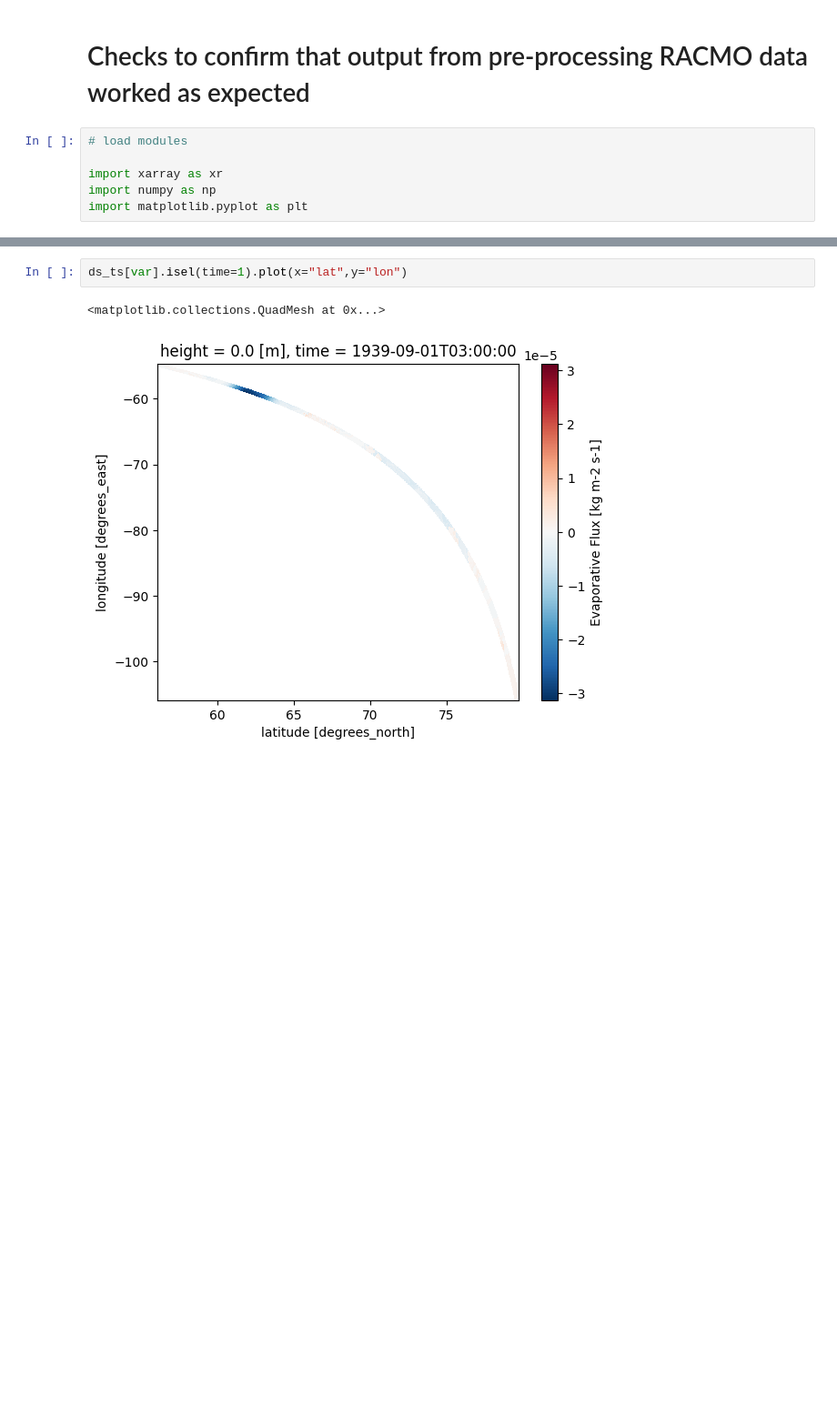
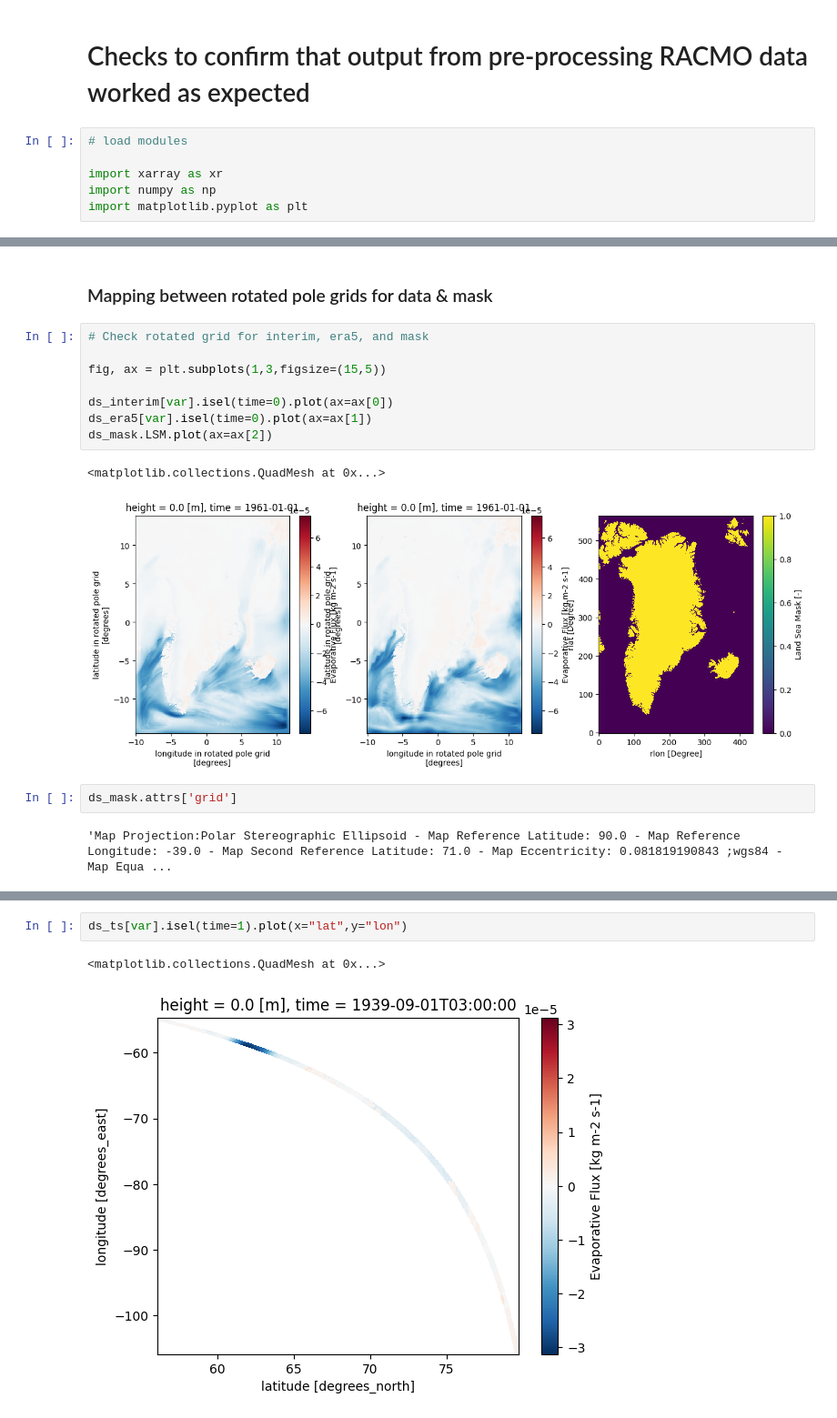
Before and after one commit to IMAU-ice-and-climate/IMAU-FDM, a Jupyter notebook: misc/QA-preprocessing.ipynb, the cells around one changed output, grey strips where cells are left out. Shown: that part at 91% size. Saved outputs shown, nothing was run; the diff lists cells and outputs as text; blank space fills up the shorter version.

```diff
--- a/misc/QA-preprocessing.ipynb
+++ b/misc/QA-preprocessing.ipynb
@@ -27,0 +53,17 @@ ds_ave = xr.open_dataset(averages_dir+var+"_FGRN055_era055-"+str(start_year)+"_"
+# %% [markdown]
+### Mapping between rotated pole grids for data & mask
+# %%
+# Check rotated grid for interim, era5, and mask
+
+fig, ax = plt.subplots(1,3,figsize=(15,5))
+
+ds_interim[var].isel(time=0).plot(ax=ax[0])
+ds_era5[var].isel(time=0).plot(ax=ax[1])
+ds_mask.LSM.plot(ax=ax[2])
+# %% [output]
+<matplotlib.collections.QuadMesh at 0x...>
+[figure, added]
+# %%
+ds_mask.attrs['grid']
+# %% [output]
+'Map Projection:Polar Stereographic Ellipsoid - Map Reference Latitude: 90.0 - Map Reference Longitude: -39.0 - Map Second Reference Latitude: 71.0 - Map Eccentricity: 0.081819190843 ;wgs84 - Map Equa ...
```
Also changed, not shown: parts of 7 cells of this notebook, 3 other files.
